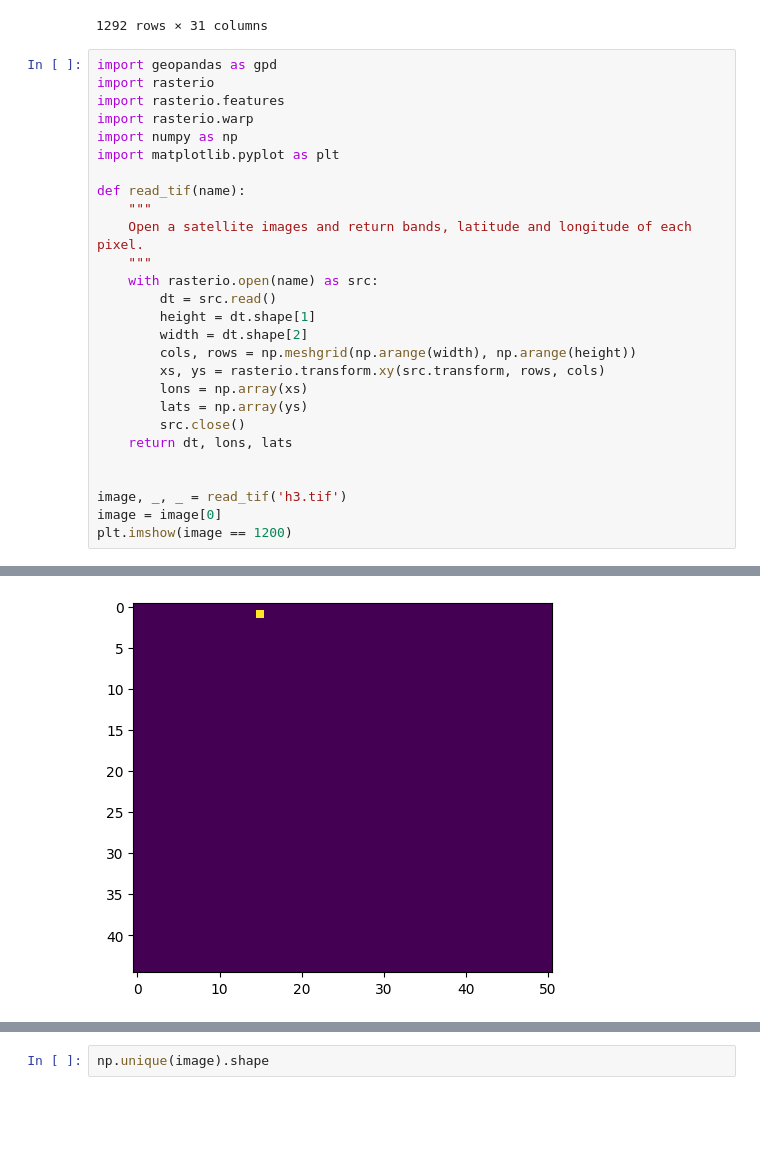
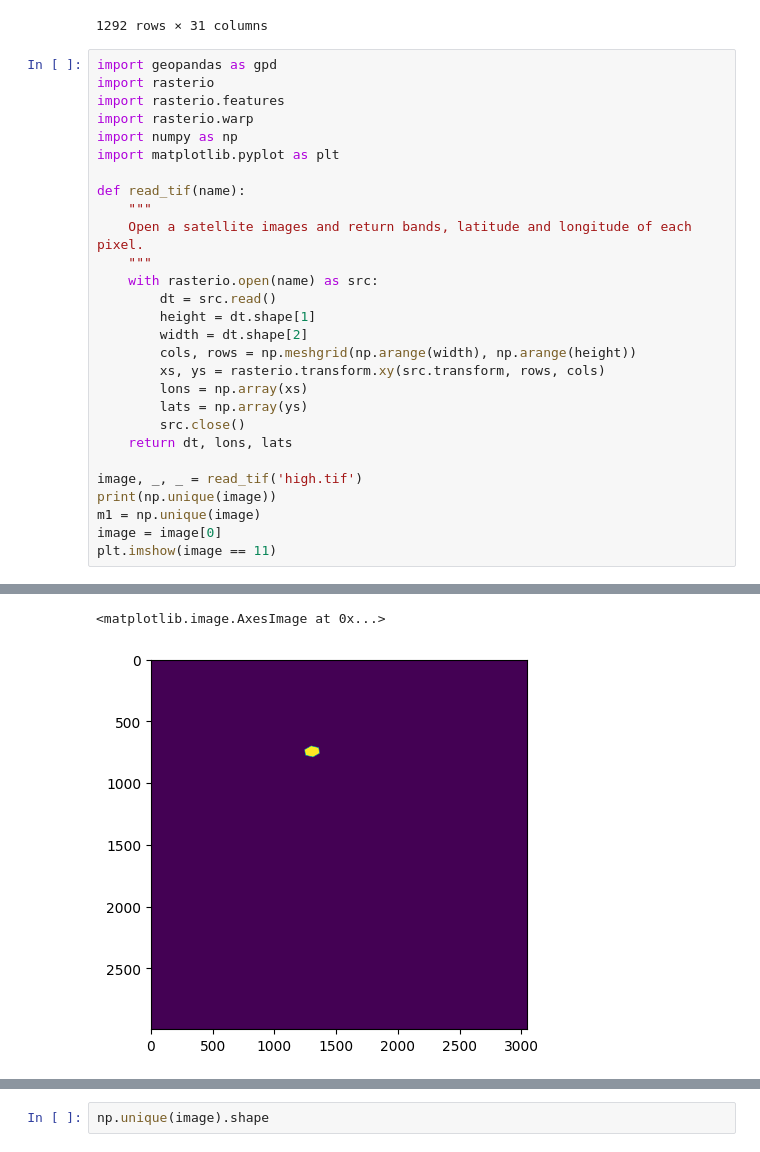
Before and after one commit to NicolasCaronPro/ST-GNN-for-wildifre-prediction, a Jupyter notebook: Prediction/Features/check.ipynb, the cells around one changed output, grey strips where cells are left out. Cells and saved outputs as stored; diff of their text form; blank space fills up the shorter version.

```diff
--- a/Prediction/Features/check.ipynb
+++ b/Prediction/Features/check.ipynb
@@ -40,8 +40,9 @@ def read_tif(name):
         src.close()
     return dt, lons, lats
 
-
-image, _, _ = read_tif('h3.tif')
+image, _, _ = read_tif('high.tif')
+print(np.unique(image))
+m1 = np.unique(image)
 image = image[0]
-plt.imshow(image == 1200)
+plt.imshow(image == 11)
 # %% [output]
@@ -49 +66,2 @@ plt.imshow(image == 1200)
+<matplotlib.image.AxesImage at 0x...>
-[figure, old version]
+[figure, new version]
```
Also changed, not shown: parts of 3 cells of this notebook, 23 other files.
